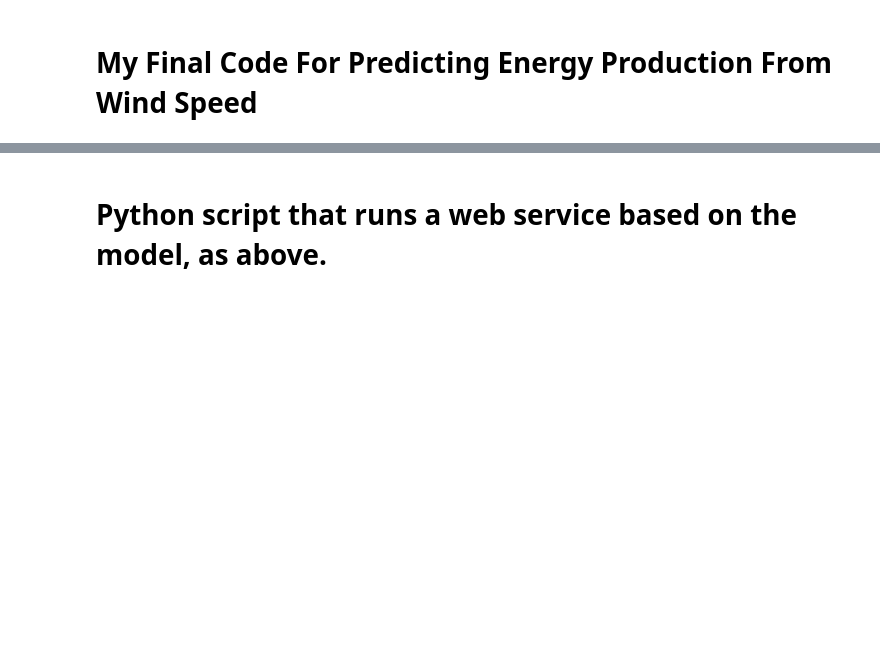
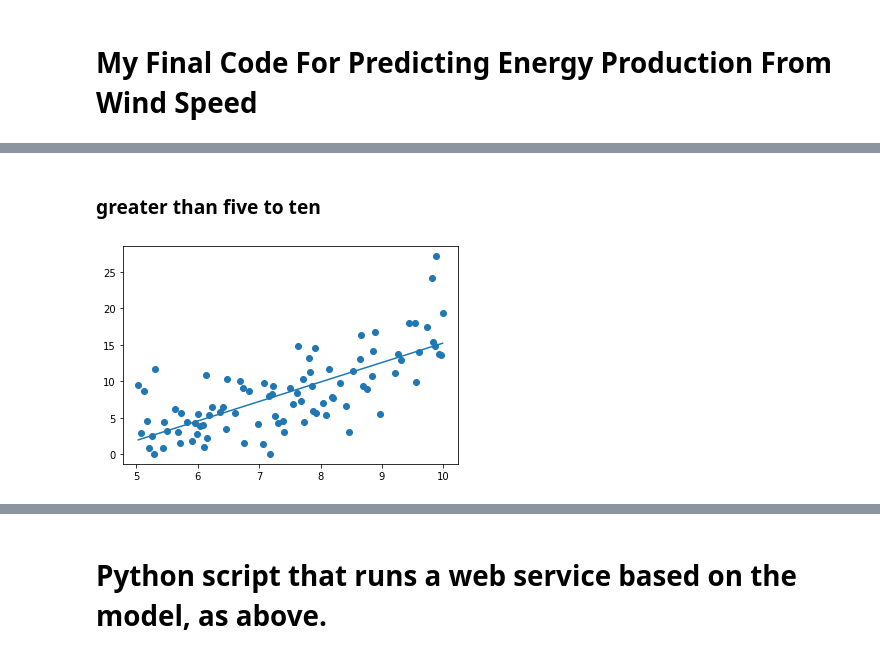
Before and after one commit to collinstechwrite/Machine_Learning_Project, a Jupyter notebook: powerproduction.ipynb, the cells around one changed output, grey strips where cells are left out. Drawn from its saved outputs; the diff is of its cells as text; code cells hidden in the pictures; blank space fills up the shorter version.

```diff
--- a/powerproduction.ipynb
+++ b/powerproduction.ipynb
@@ -140,0 +197,32 @@ receive_text_from_form(7)
+# %% [markdown]
+### greater than five to ten
+# %%
+# https://www.w3schools.com/python/python_ml_linear_regression.asp
+from matplotlib import pyplot as plt
+from scipy import stats
+import pandas as pd
+%matplotlib inline
+
+# Load a dataset.
+df = pd.read_csv('powerproduction.csv')
+
+# We are removing the non zero values
+cleansed_data_2 = df.loc[df['power'] > 0 ]
+
+greater_than_five_to_ten = cleansed_data_2.loc[(cleansed_data_2['speed'] > 5) & (cleansed_data_2['speed']<= 10)]
+
+x = greater_than_five_to_ten ['speed'].tolist()
+y = greater_than_five_to_ten ['power'].tolist()
+
+slope, intercept, r, p, std_err = stats.linregress(x, y)
+
+def myfunc(x):
+  return slope * x + intercept
+
+mymodel = list(map(myfunc, x))
+
+plt.scatter(x, y)
+plt.plot(x, mymodel)
+plt.show()
+# %% [output]
+[figure, added]
```
Also changed, not shown: parts of 15 cells of this notebook.
